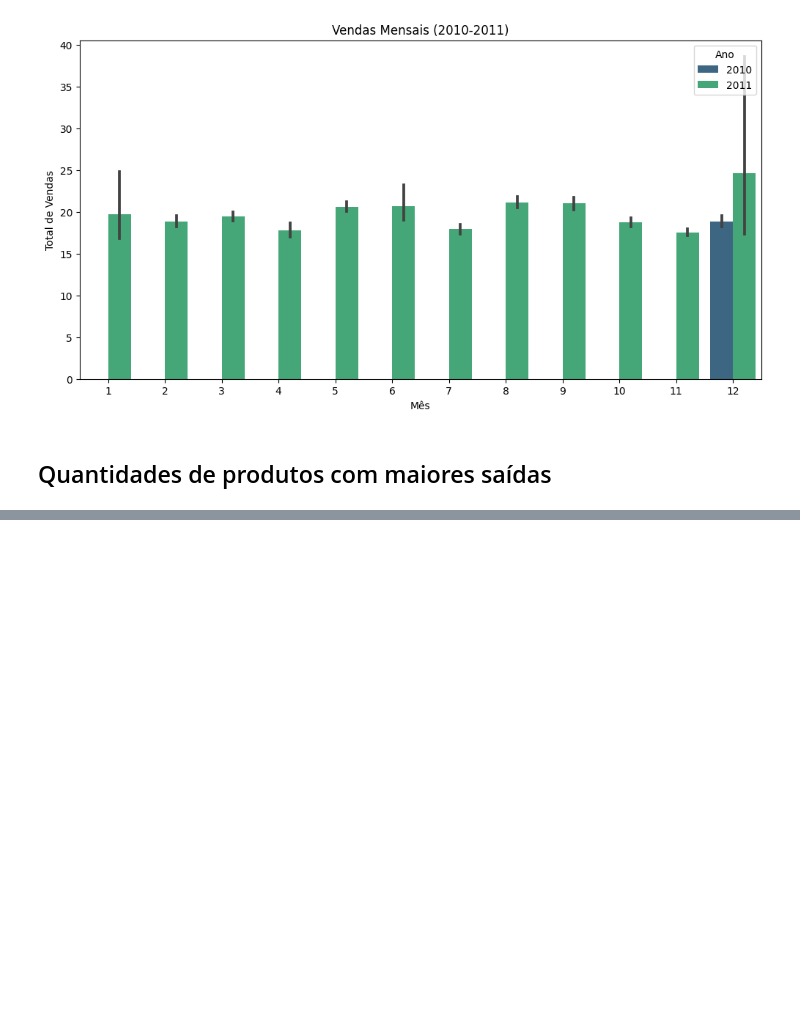
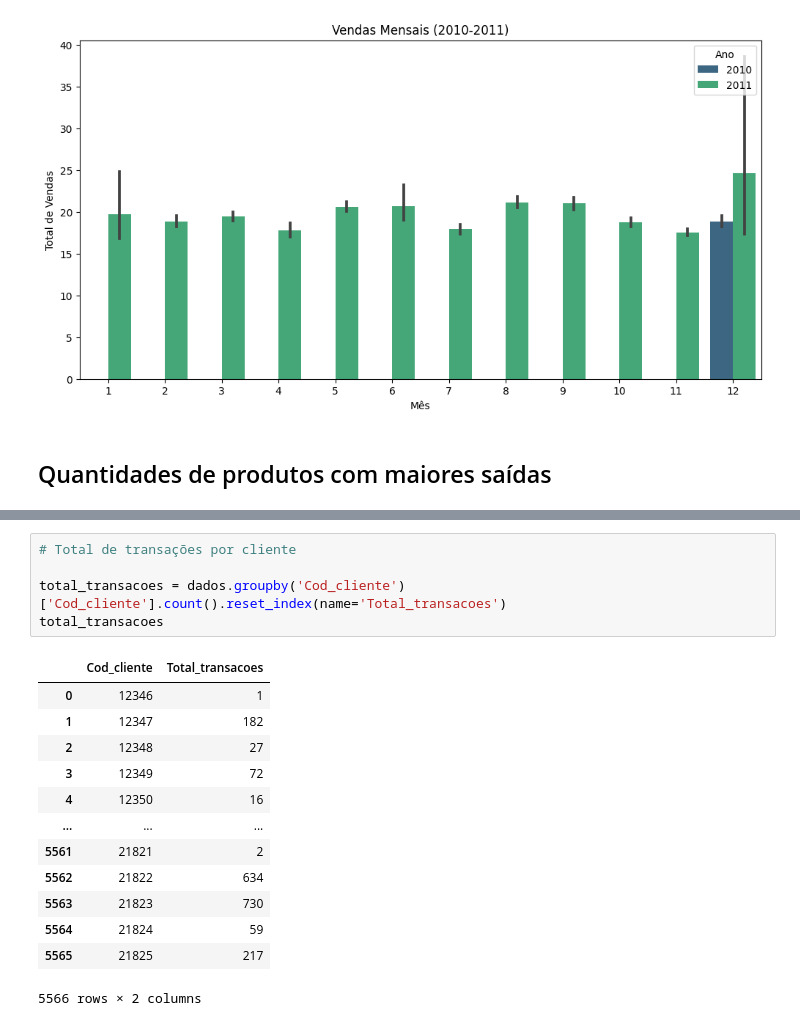
Before and after one commit to alyssonmontovanelli/segmentacao_Clientes_Ecomerce, a Jupyter notebook: EDA/02_EDA_Eng_Atributos_2.ipynb, the cells around one changed output, grey strips where cells are left out. Drawn from its saved outputs; the diff is of its cells as text; blank space fills up the shorter version.

```diff
--- a/EDA/02_EDA_Eng_Atributos_2.ipynb
+++ b/EDA/02_EDA_Eng_Atributos_2.ipynb
@@ -179,0 +195,19 @@ dados_clientes.head()
+# %%
+# Total de transações por cliente
+
+total_transacoes = dados.groupby('Cod_cliente')['Cod_cliente'].count().reset_index(name='Total_transacoes')
+total_transacoes
+# %% [output]
+|  | Cod_cliente | Total_transacoes |
+| 0 | 12346 | 1 |
+| 1 | 12347 | 182 |
+| 2 | 12348 | 27 |
+| 3 | 12349 | 72 |
+| 4 | 12350 | 16 |
+| ... | ... | ... |
+| 5561 | 21821 | 2 |
+| 5562 | 21822 | 634 |
+| 5563 | 21823 | 730 |
+| 5564 | 21824 | 59 |
+| 5565 | 21825 | 217 |
+5566 rows × 2 columns
```
Also changed, not shown: parts of 32 cells of this notebook.
